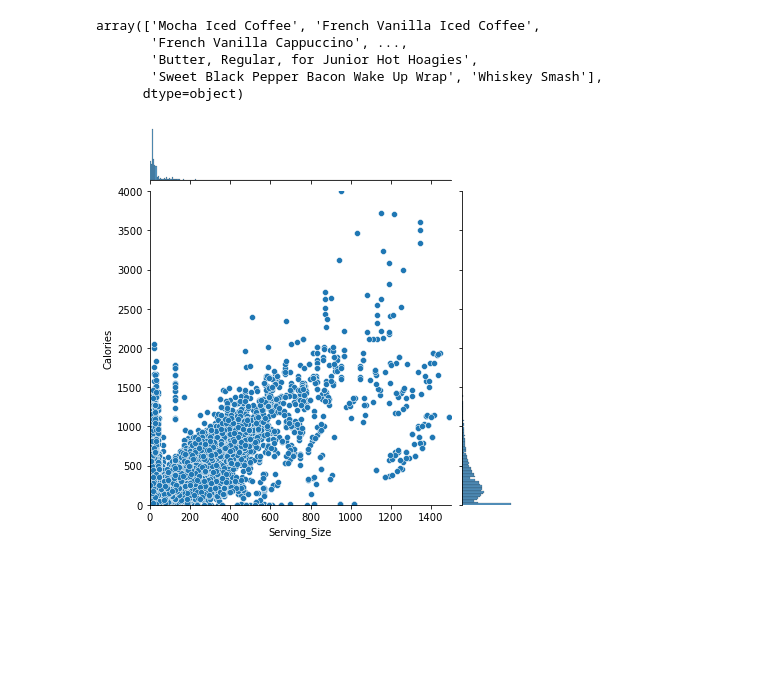
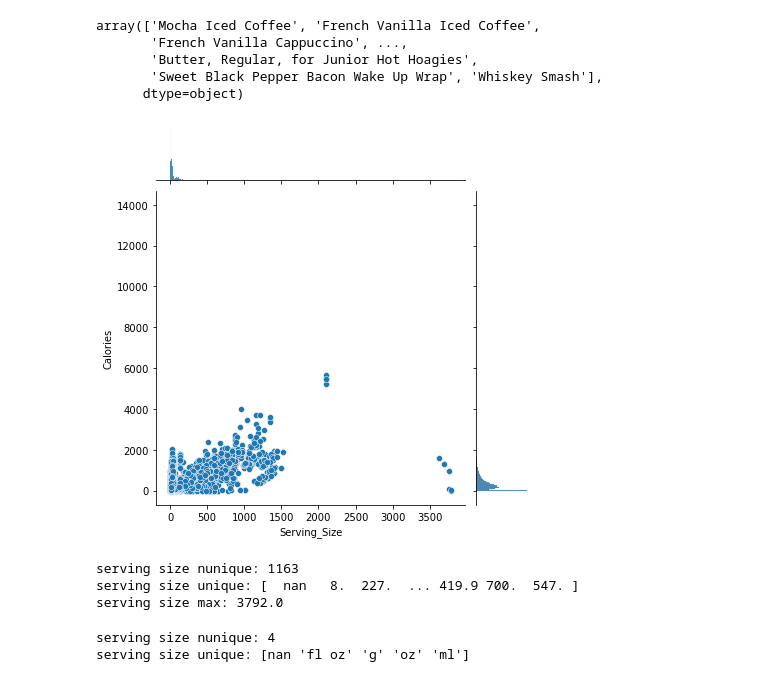
Before and after one commit to slp22/ds-ml-bootcamp, a Jupyter notebook: DOHMH_MenuStat_Historical.ipynb, the cells around one changed output. Cells and saved outputs as stored; diff of their text form; code cells hidden in the pictures; blank space fills up the shorter version.

```diff
--- a/DOHMH_MenuStat_Historical.ipynb
+++ b/DOHMH_MenuStat_Historical.ipynb
@@ -91,7 +91,23 @@ array(['Mocha Iced Coffee', 'French Vanilla Iced Coffee',
        'Butter, Regular, for Junior Hot Hoagies',
        'Sweet Black Pepper Bacon Wake Up Wrap', 'Whiskey Smash'],
       dtype=object)
-# %%
-sns.jointplot(data=df, x='Serving_Size', y='Calories', kind='scatter', xlim=(0,1500), ylim=(0,4000));
-# %% [output]
-[figure, removed]
+# %%
+sns.jointplot(data=df, x='Serving_Size', y='Calories', kind='scatter');
+# %% [output]
+[figure, added]
+# %%
+# serving size > 1000?
+print('serving size nunique:', df.Serving_Size.nunique())
+print('serving size unique:', df.Serving_Size.unique())
+print('serving size max:', df.Serving_Size.max())
+# %% [output]
+serving size nunique: 1163
+serving size unique: [  nan   8.  227.  ... 419.9 700.  547. ]
+serving size max: 3792.0
+# %%
+# what are the serving size units?
+print('serving size nunique:', df.Serving_Size_Unit.nunique())
+print('serving size unique:', df.Serving_Size_Unit.unique())
+# %% [output]
+serving size nunique: 4
+serving size unique: [nan 'fl oz' 'g' 'oz' 'ml']
```
Also changed, not shown: parts of 11 cells of this notebook, 1 other file.
